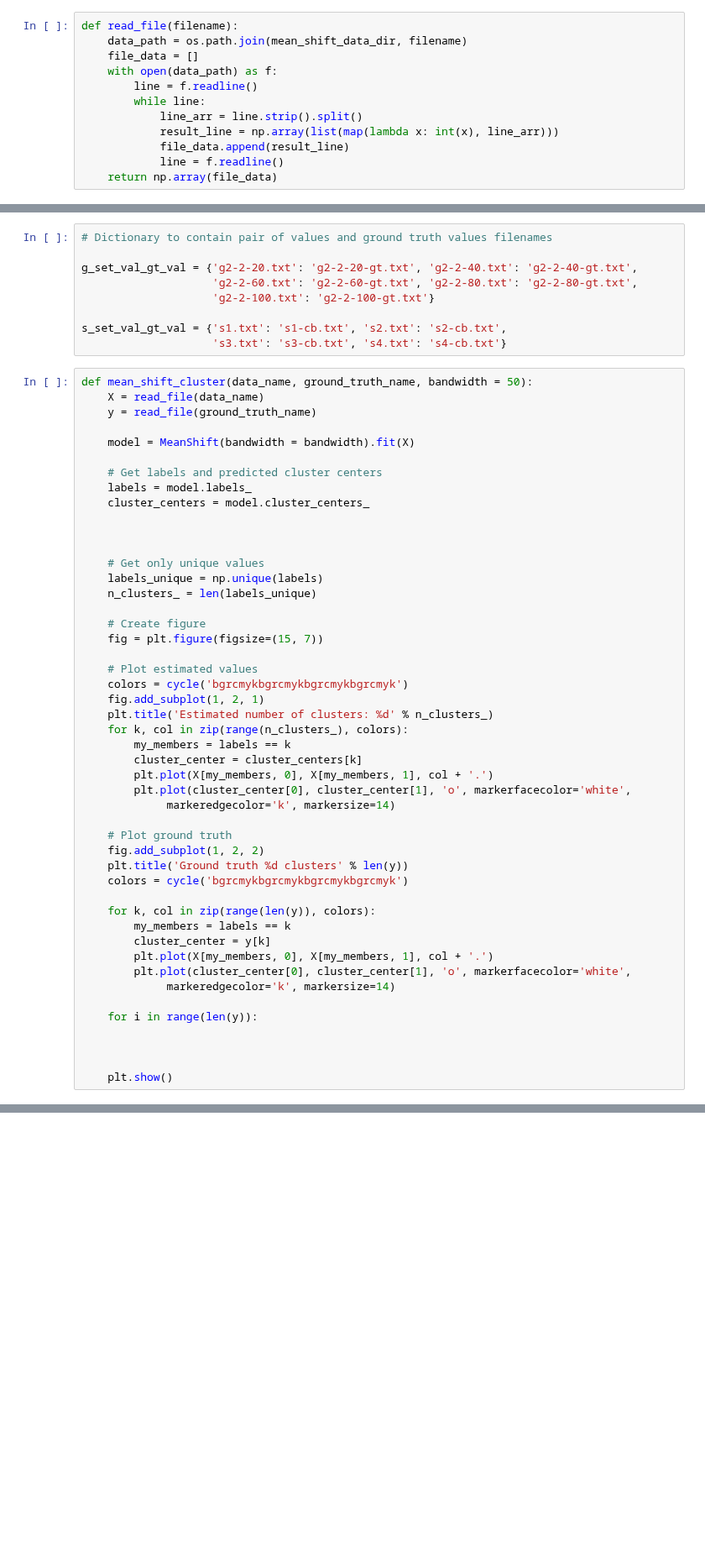
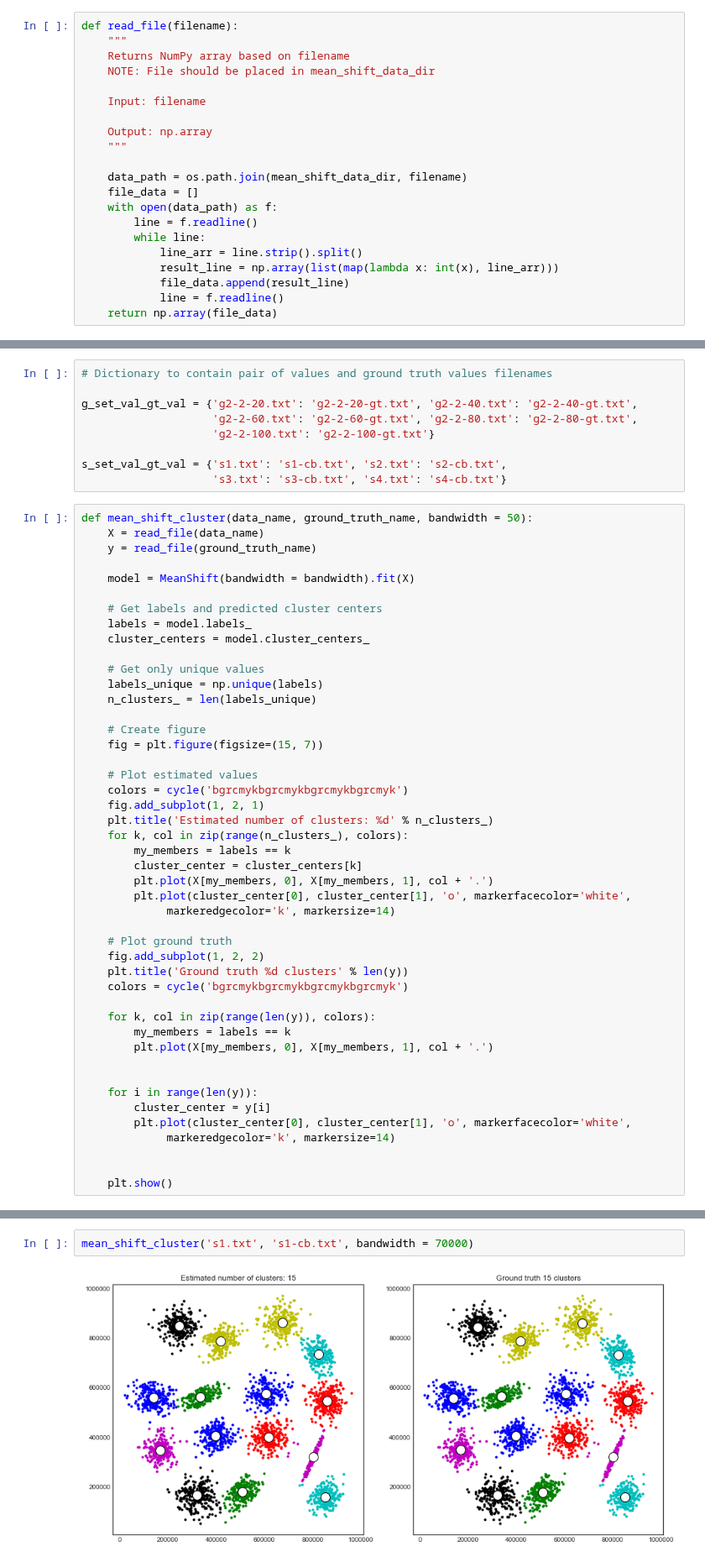
Before and after one commit to Progern/computer-vision-hw, a Jupyter notebook: cv-3-0/cv-3-1-mean-cam-shift.ipynb, the cells around one changed output, grey strips where cells are left out. Shown at 84% size. Cells and saved outputs as stored; diff of their text form; blank space fills up the shorter version.

Commit message:
[ADD] Clusterization for some S data

```diff
--- a/cv-3-0/cv-3-1-mean-cam-shift.ipynb
+++ b/cv-3-0/cv-3-1-mean-cam-shift.ipynb
@@ -62,6 +62,15 @@ Working directory /Users/olehmisko/Desktop/UCU docs/Computer-Vision-2019/compute
 Mean shift data dir /Users/olehmisko/Desktop/UCU docs/Computer-Vision-2019/computer-vision-hw/cv-3-0/data/mean_shift_clustering
 # %%
 def read_file(filename):
+    """
+    Returns NumPy array based on filename
+    NOTE: File should be placed in mean_shift_data_dir
+
+    Input: filename
+
+    Output: np.array
+    """
+
     data_path = os.path.join(mean_shift_data_dir, filename)
     file_data = []
     with open(data_path) as f:
@@ -105,8 +100,6 @@ def mean_shift_cluster(data_name, ground_truth_name, bandwidth = 50):
     # Get labels and predicted cluster centers
     labels = model.labels_
     cluster_centers = model.cluster_centers_
-
-
 
     # Get only unique values
     labels_unique = np.unique(labels)
@@ -133,13 +126,13 @@ def mean_shift_cluster(data_name, ground_truth_name, bandwidth = 50):
 
     for k, col in zip(range(len(y)), colors):
         my_members = labels == k
-        cluster_center = y[k]
         plt.plot(X[my_members, 0], X[my_members, 1], col + '.')
+
+
+    for i in range(len(y)):
+        cluster_center = y[i]
         plt.plot(cluster_center[0], cluster_center[1], 'o', markerfacecolor='white',
              markeredgecolor='k', markersize=14)
 
-    for i in range(len(y)):
-
-
 
     plt.show()
@@ -145,0 +141,4 @@ def mean_shift_cluster(data_name, ground_truth_name, bandwidth = 50):
+# %%
+mean_shift_cluster('s1.txt', 's1-cb.txt', bandwidth = 70000)
+# %% [output]
+[figure, added]
```
Also changed, not shown: parts of 6 cells of this notebook.
